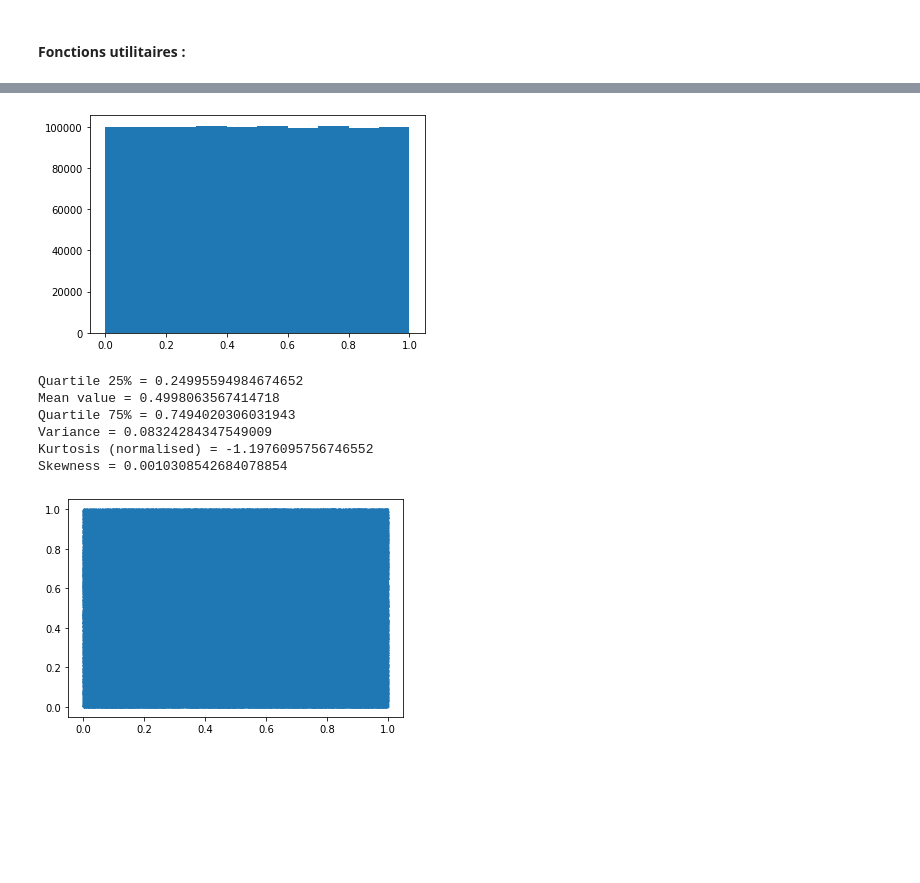
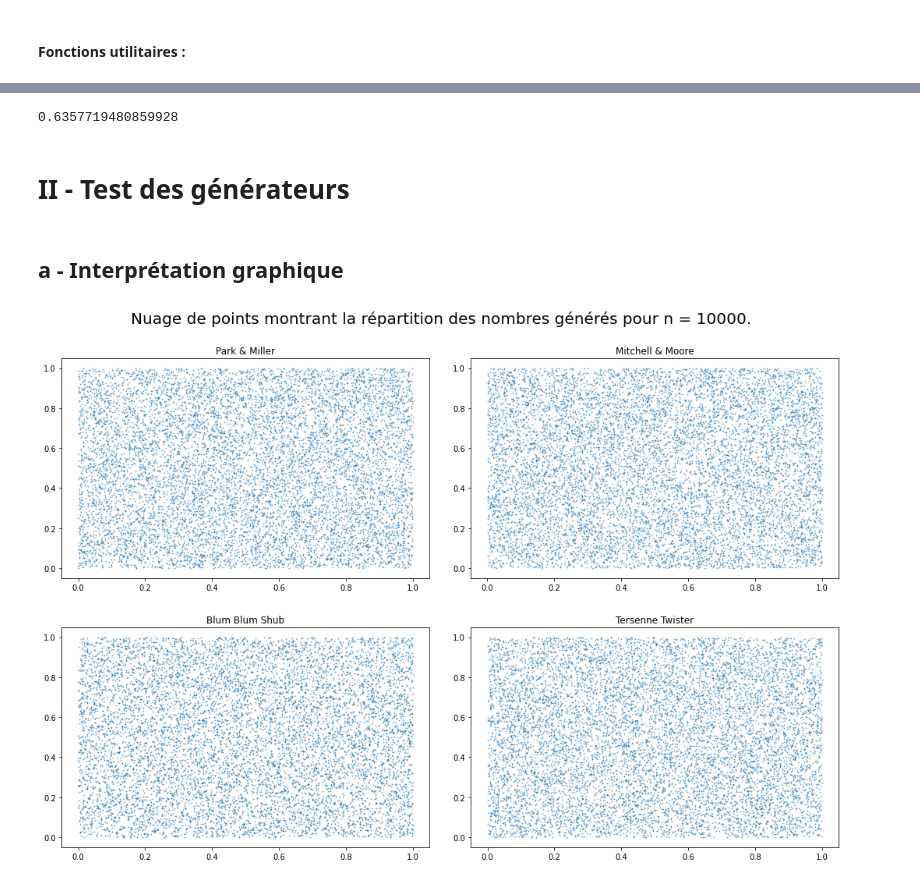
Before and after one commit to maxime-bc/PGC-GVA-TP1-Generateurs, a Jupyter notebook: PGC-GVA - TP1 Générateurs.ipynb, the cells around one changed output, grey strips where cells are left out. Drawn from its saved outputs; the diff is of its cells as text; code cells hidden in the pictures; blank space fills up the shorter version.

Commit message:
Add plots

```diff
--- a/PGC-GVA - TP1 Générateurs.ipynb
+++ b/PGC-GVA - TP1 Générateurs.ipynb
@@ -82,3 +47,0 @@ Skewness = -0.011592473166832267
-# %%
-l2 = park_miller(get_seed(), 10_000)
-scatter_plot(l, l2)
@@ -112,3 +57,0 @@ Skewness = 0.0002019653185857958
-# %%
-l2 = mitchell_moore(1_000_000, 1000)
-scatter_plot(l, l2)
@@ -150,3 +73,0 @@ Skewness = 0.00421387938290502
-# %%
-l2 = blum_blum_shub(get_seed(), 1_000_000)
-scatter_plot(l, l2)
@@ -158,20 +78,37 @@ scatter_plot(l, l2)
-# %%
-l = [random.uniform(0, 1) for i in range(1_000_000)]
-
-plt.hist(l)
-plt.show()
-
-test_generator(l)
-# %% [output]
-[figure, removed]
-Quartile 25% = 0.24995594984674652
-Mean value = 0.4998063567414718
-Quartile 75% = 0.7494020306031943
-Variance = 0.08324284347549009
-Kurtosis (normalised) = -1.1976095756746552
-Skewness = 0.0010308542684078854
-# %%
-l2 = [random.uniform(0, 1) for i in range(1_000_000)]
-scatter_plot(l, l2)
-# %% [output]
-[figure, removed]
+# %%
+random.random()
+# %% [output]
+0.6357719480859928
+# %% [markdown]
+# II - Test des générateurs
+# %% [markdown]
+## a - Interprétation graphique
+# %%
+def scatter_plot(l1, l2, title, subtitles):
+    fig, ax = plt.subplots(nrows=2, ncols=2)
+    fig.suptitle(title, fontsize=20, y=1.02)
+    fig.set_size_inches(15, 10)
+    i = 0
+    for row in ax:
+        for col in row:
+            col.scatter(l1[i], l2[i], alpha=0.5, s=1)
+            col.title.set_text(subtitles[i])
+            i += 1
+    fig.tight_layout(pad=3.0)
+    plt.show()
+
+n = 10_000
+title = f'Nuage de points montrant la répartition des nombres générés pour n = {n}.'
+subtitles = ['Park & Miller', 'Mitchell & Moore', 'Blum Blum Shub', 'Tersenne Twister']
+l1 = [park_miller_normalized(get_seed(), n),
+      mitchell_moore(n, 1000),
+      blum_blum_shub(get_seed(), n),
+      [random.uniform(0, 1) for i in range(n)]]
+l2 = [park_miller_normalized(get_seed(), n),
+      mitchell_moore(n, 1000),
+      blum_blum_shub(get_seed(), n),
+      [random.random() for i in range(n)]]
+
+scatter_plot(l1, l2, title, subtitles)
+# %% [output]
+[figure, added]
```
Also changed, not shown: parts of 18 cells of this notebook.
